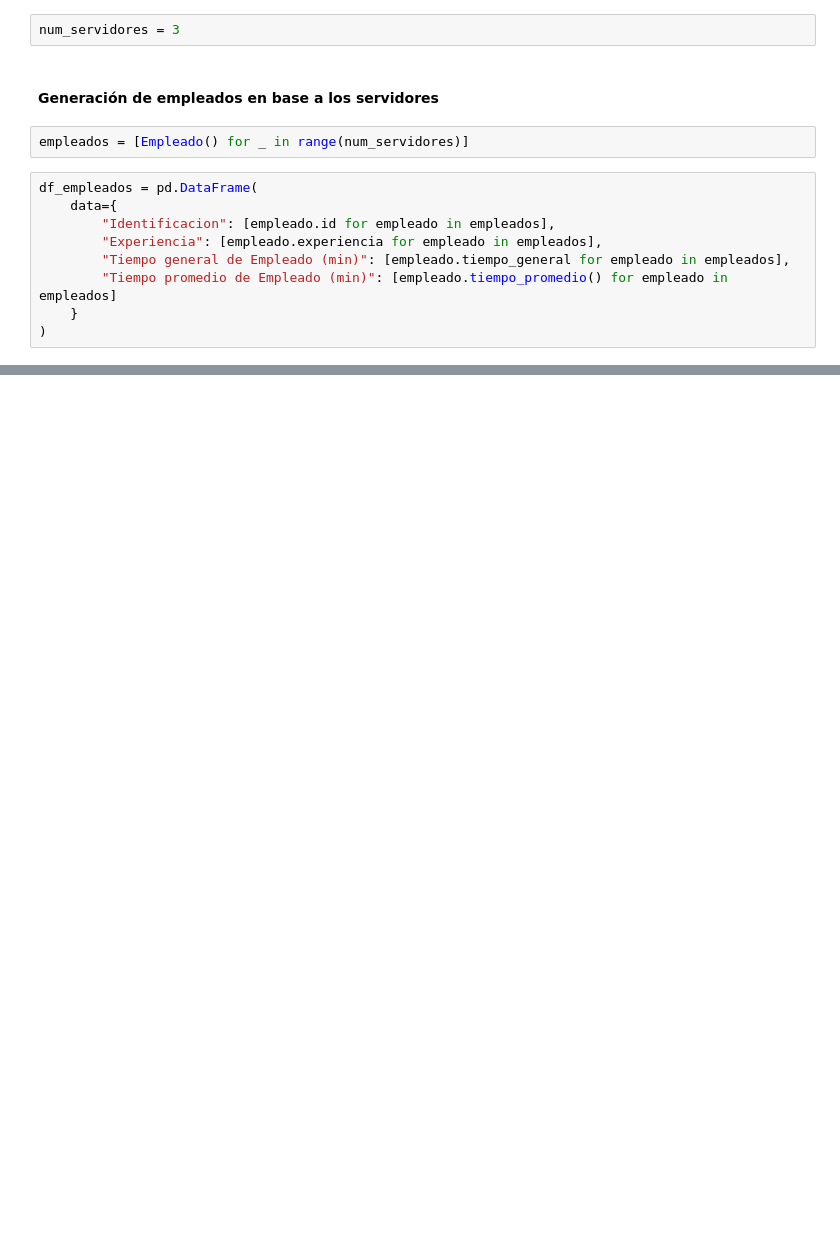
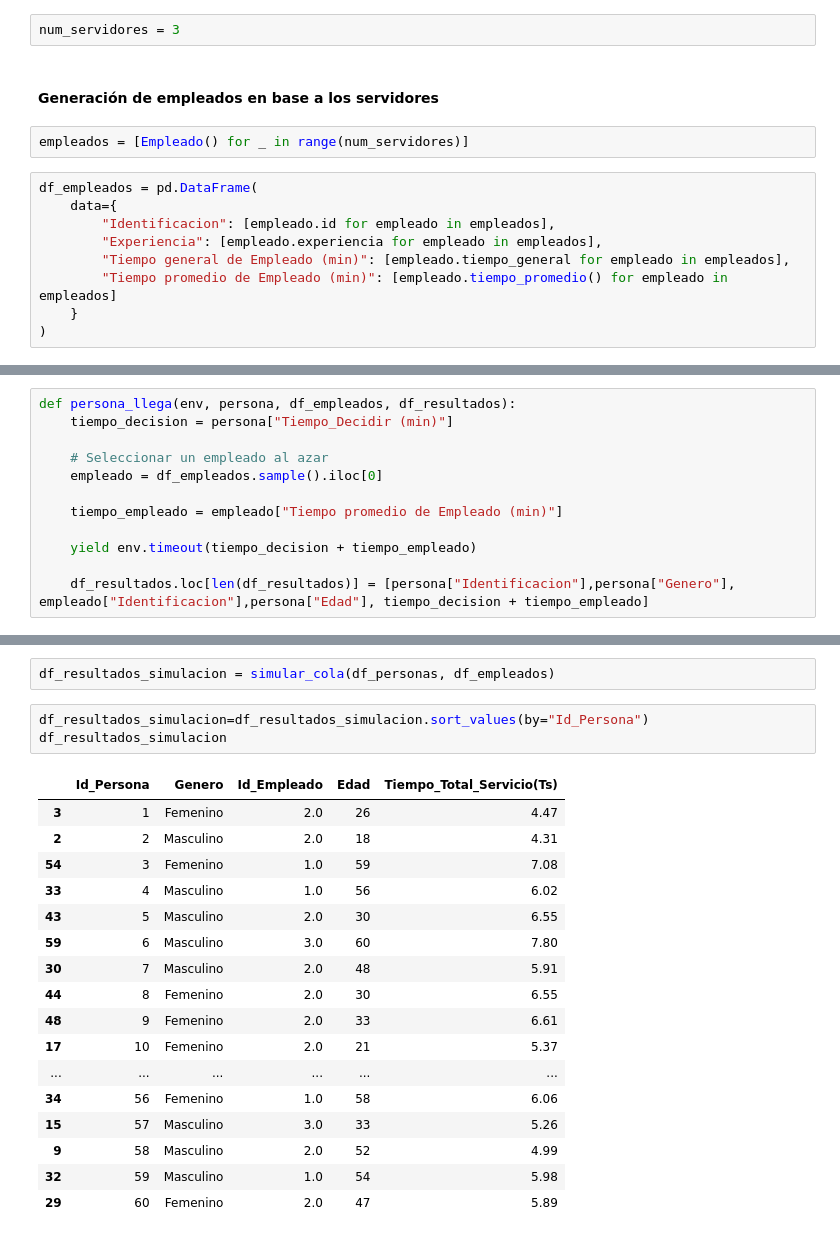
Before and after one commit to cmmz22173/SimuladorCineTeoriaSimulacion, a Jupyter notebook: Simulacion de cine.ipynb, the cells around one changed output, grey strips where cells are left out. Saved outputs shown, nothing was run; the diff lists cells and outputs as text; blank space fills up the shorter version.

```diff
--- a/Simulacion de cine.ipynb
+++ b/Simulacion de cine.ipynb
@@ -156,0 +115,12 @@ G1      G2      G3      G4      G5      G6      G7
+# %%
+def persona_llega(env, persona, df_empleados, df_resultados):
+    tiempo_decision = persona["Tiempo_Decidir (min)"]
+
+    # Seleccionar un empleado al azar
+    empleado = df_empleados.sample().iloc[0]
+
+    tiempo_empleado = empleado["Tiempo promedio de Empleado (min)"]
+
+    yield env.timeout(tiempo_decision + tiempo_empleado)
+
+    df_resultados.loc[len(df_resultados)] = [persona["Identificacion"],persona["Genero"], empleado["Identificacion"],persona["Edad"], tiempo_decision + tiempo_empleado]
@@ -156,0 +138,23 @@ G1      G2      G3      G4      G5      G6      G7
+# %%
+df_resultados_simulacion = simular_cola(df_personas, df_empleados)
+# %%
+df_resultados_simulacion=df_resultados_simulacion.sort_values(by="Id_Persona")
+df_resultados_simulacion
+# %% [output]
+|  | Id_Persona | Genero | Id_Empleado | Edad | Tiempo_Total_Servicio(Ts) |
+| 3 | 1 | Femenino | 2.0 | 26 | 4.47 |
+| 2 | 2 | Masculino | 2.0 | 18 | 4.31 |
+| 54 | 3 | Femenino | 1.0 | 59 | 7.08 |
+| 33 | 4 | Masculino | 1.0 | 56 | 6.02 |
+| 43 | 5 | Masculino | 2.0 | 30 | 6.55 |
+| 59 | 6 | Masculino | 3.0 | 60 | 7.80 |
+| 30 | 7 | Masculino | 2.0 | 48 | 5.91 |
+| 44 | 8 | Femenino | 2.0 | 30 | 6.55 |
+| 48 | 9 | Femenino | 2.0 | 33 | 6.61 |
+| 17 | 10 | Femenino | 2.0 | 21 | 5.37 |
+| ... | ... | ... | ... | ... | ... |
+| 34 | 56 | Femenino | 1.0 | 58 | 6.06 |
+| 15 | 57 | Masculino | 3.0 | 33 | 5.26 |
+| 9 | 58 | Masculino | 2.0 | 52 | 4.99 |
+| 32 | 59 | Masculino | 1.0 | 54 | 5.98 |
+| 29 | 60 | Femenino | 2.0 | 47 | 5.89 |
```
Also changed, not shown: parts of 13 cells of this notebook.
